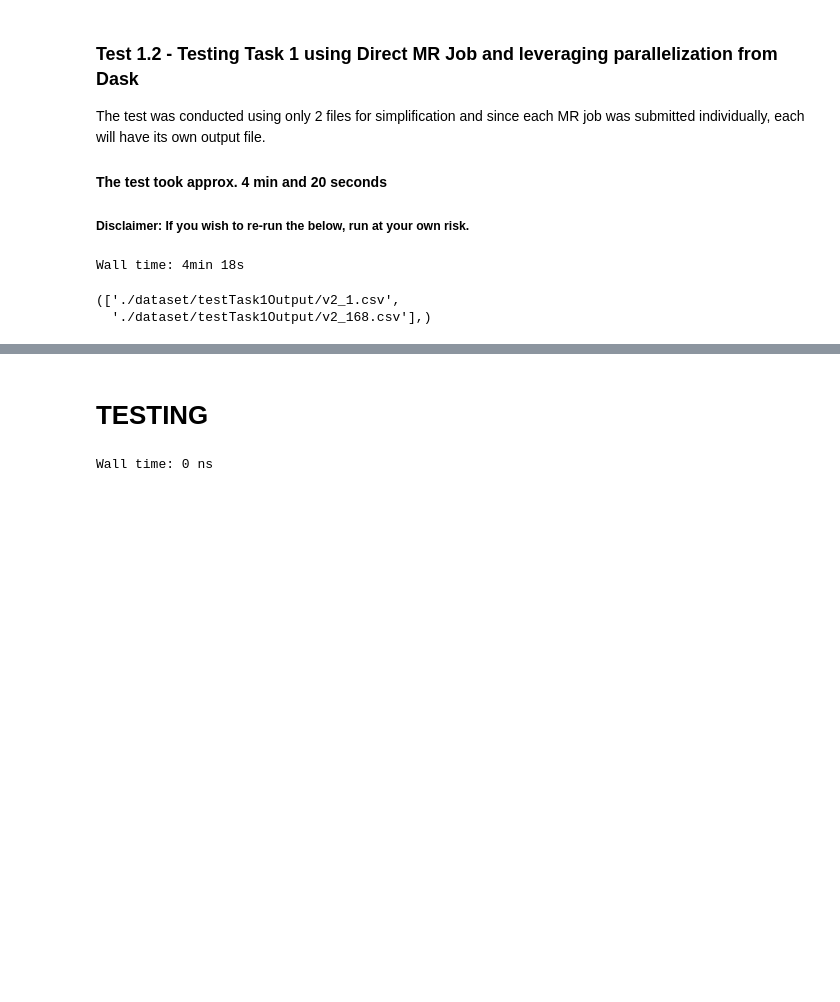
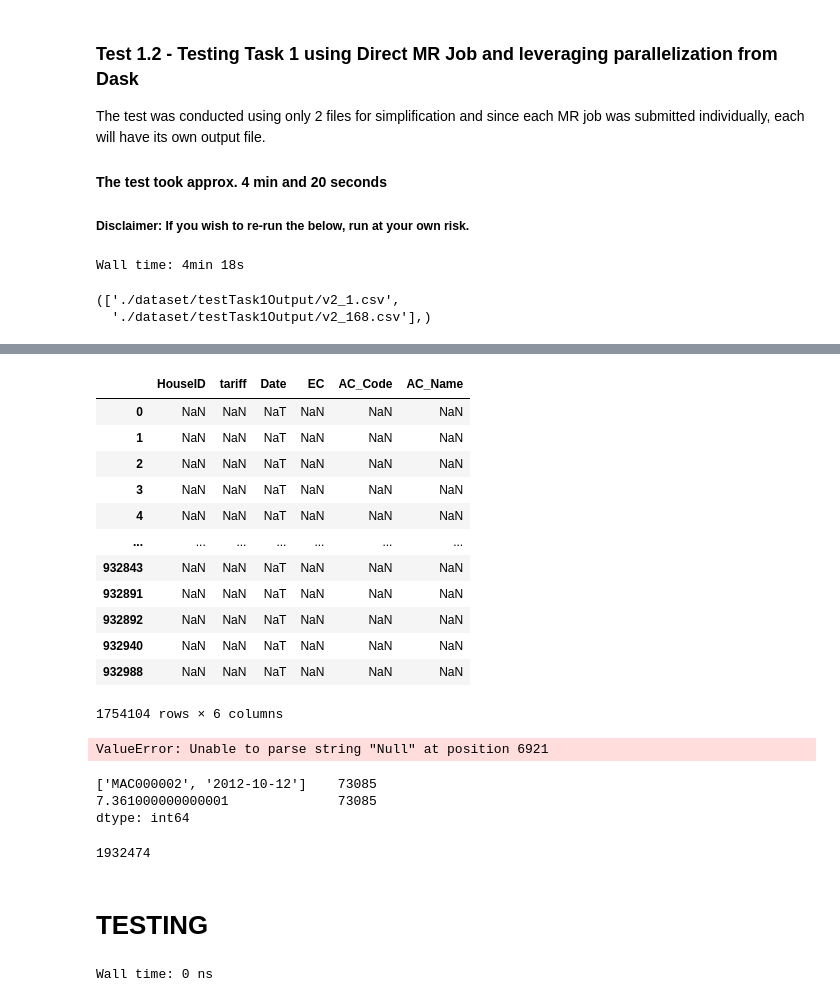
Before and after one commit to 93ramadan/uob-bdsa603-practice2, a Jupyter notebook: 20113798.ipynb, the cells around one changed output, grey strips where cells are left out. Saved outputs shown, nothing was run; the diff lists cells and outputs as text; code cells hidden in the pictures; blank space fills up the shorter version.

Commit message:
working on dask tasks - stopped as removing invalid EC readings

```diff
--- a/20113798.ipynb
+++ b/20113798.ipynb
@@ -426,0 +352,42 @@ Wall time: 2min 59s
+# %%
+%%time
+# Load Full Set
+df_UKPowerNetworks_FullSet = ddf.read_csv('dataset/testTask1Input/*.csv',
+                                          names=['HouseID', 'tariff', 'Date', 'EC', 'AC_Code', 'AC_Name'],
+                                          header=0)
+
+# Convert 'Date' to DateTime data type
+df_UKPowerNetworks_FullSet['Date'] = ddf.to_datetime(df_UKPowerNetworks_FullSet['Date'])
+
+# Adjust Mid-Night Readings to be for the previous date (last 30-minutes of yesterday)
+    ## Declare midnight
+midnight = datetime.time(0,0)
+    ## Extract midnight records
+df_midNightReadings = df_UKPowerNetworks_FullSet[df_UKPowerNetworks_FullSet['Date'].dt.time == midnight].compute()
+    ## Remove midnight records from dask dataframe
+df_UKPowerNetworks_FullSet = df_UKPowerNetworks_FullSet[df_UKPowerNetworks_FullSet['Date'].dt.time != midnight]
+    ## Shift midnight to -1 minute
+df_midNightReadings['Date'] = (df_midNightReadings['Date'] - datetime.timedelta(minutes = 1))
+    ## Re-merge updated records with dask dataframe
+df_UKPowerNetworks_FullSet = df_UKPowerNetworks_FullSet.append(df_midNightReadings)
+
+# Filter out excluded dates (Study Time Frame)
+df_UKPowerNetworks_FullSet = df_UKPowerNetworks_FullSet[(StudyTimeFrame_StartYear <= df_UKPowerNetworks_FullSet['Date'].dt.year)
+                                                        &
+                                                        (df_UKPowerNetworks_FullSet['Date'].dt.year <= StudyTimeFrame_EndYear)]
+
+
+
+# Filter out invalid energy consumption readings
+#df_UKPowerNetworks_FullSet['EC'].str.isdecimal().sum().compute()
+# df_UKPowerNetworks_FullSet.isnull().sum().compute()
+df_UKPowerNetworks_FullSet.isna().sum().compute()
+#df_UKPowerNetworks_FullSet[df_UKPowerNetworks_FullSet['EC'].str.isdecimal()].count().compute()
+
+#df_UKPowerNetworks_FullSet['EC'] = ddf.to_numeric(df_UKPowerNetworks_FullSet['EC'])
+
+#df_UKPowerNetworks_FullSet.tail()
+#df_UKPowerNetworks_FullSet.EC.isna().sum().compute()
+
+
+# df_UKPowerNetworks_FullSet.Date.isna().compute().sum()
@@ -427,3 +403,34 @@ Wall time: 2min 59s
+# %%
+df_UKPowerNetworks_FullSet.EC.where(df_UKPowerNetworks_FullSet.EC == 'Null').compute()
+# %% [output]
+|  | HouseID | tariff | Date | EC | AC_Code | AC_Name |
+| 0 | NaN | NaN | NaT | NaN | NaN | NaN |
+| 1 | NaN | NaN | NaT | NaN | NaN | NaN |
+| 2 | NaN | NaN | NaT | NaN | NaN | NaN |
+| 3 | NaN | NaN | NaT | NaN | NaN | NaN |
+| 4 | NaN | NaN | NaT | NaN | NaN | NaN |
+| ... | ... | ... | ... | ... | ... | ... |
+| 932843 | NaN | NaN | NaT | NaN | NaN | NaN |
+| 932891 | NaN | NaN | NaT | NaN | NaN | NaN |
+| 932892 | NaN | NaN | NaT | NaN | NaN | NaN |
+| 932940 | NaN | NaN | NaT | NaN | NaN | NaN |
+| 932988 | NaN | NaN | NaT | NaN | NaN | NaN |
+1754104 rows × 6 columns
+# %%
+ddf.to_numeric(df_UKPowerNetworks_FullSet.EC).compute()
+# %% [output]
+ValueError: Unable to parse string "Null" at position 6921
+# %%
+mrdirecttest = ddf.read_csv('dataset/testTask1Output/v_directmr.csv')
+mrdirecttest.count().compute()
+# %% [output]
+['MAC000002', '2012-10-12']    73085
+7.361000000000001              73085
+dtype: int64
+# %%
+df_UKPowerNetworks_FullSet[df_UKPowerNetworks_FullSet['Date'].dt.time != midnight].EC.count().compute()
+# %% [output]
+1932474
 # %% [markdown]
 # TESTING
 # %%
```
Also changed, not shown: parts of 19 cells of this notebook, 5 other files.
